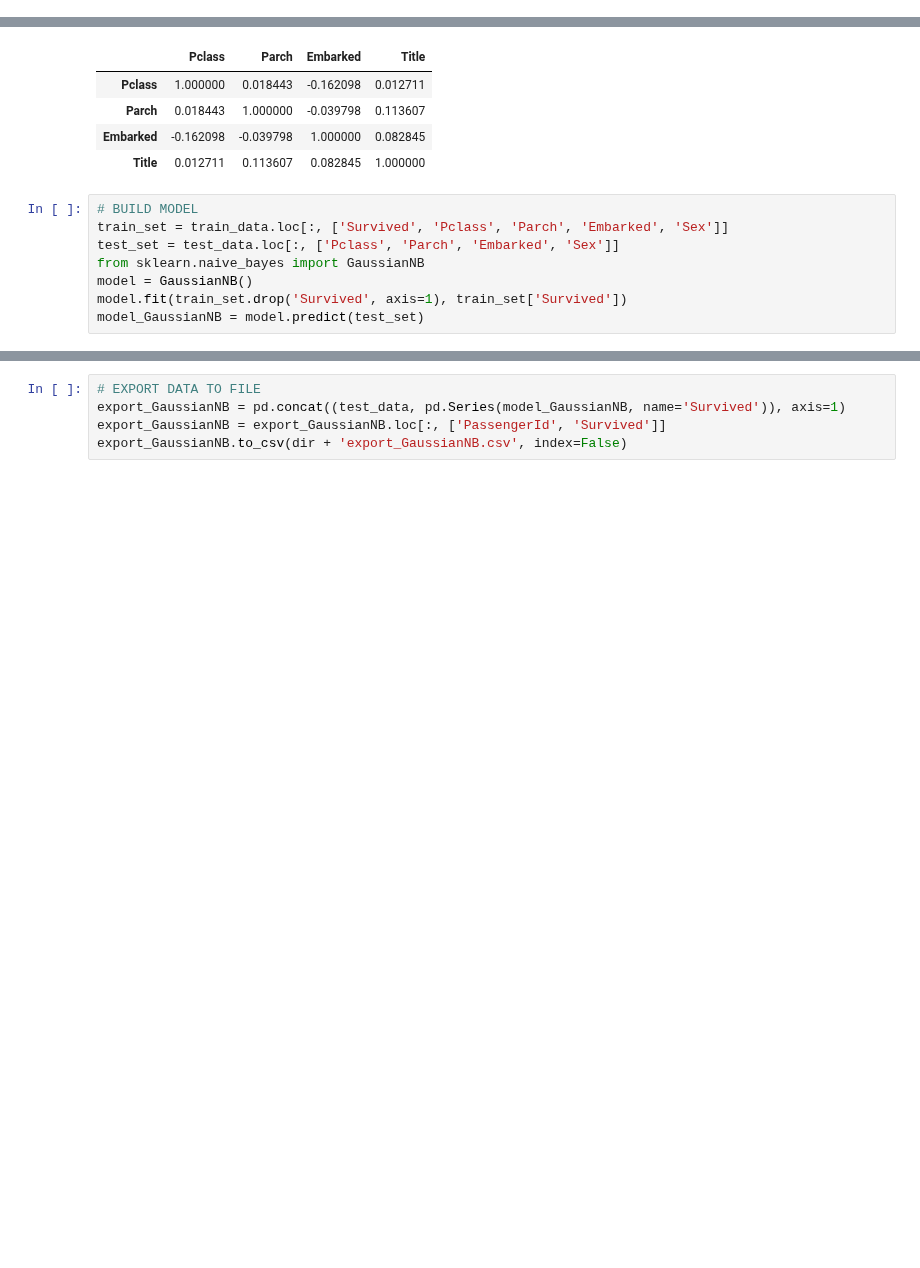
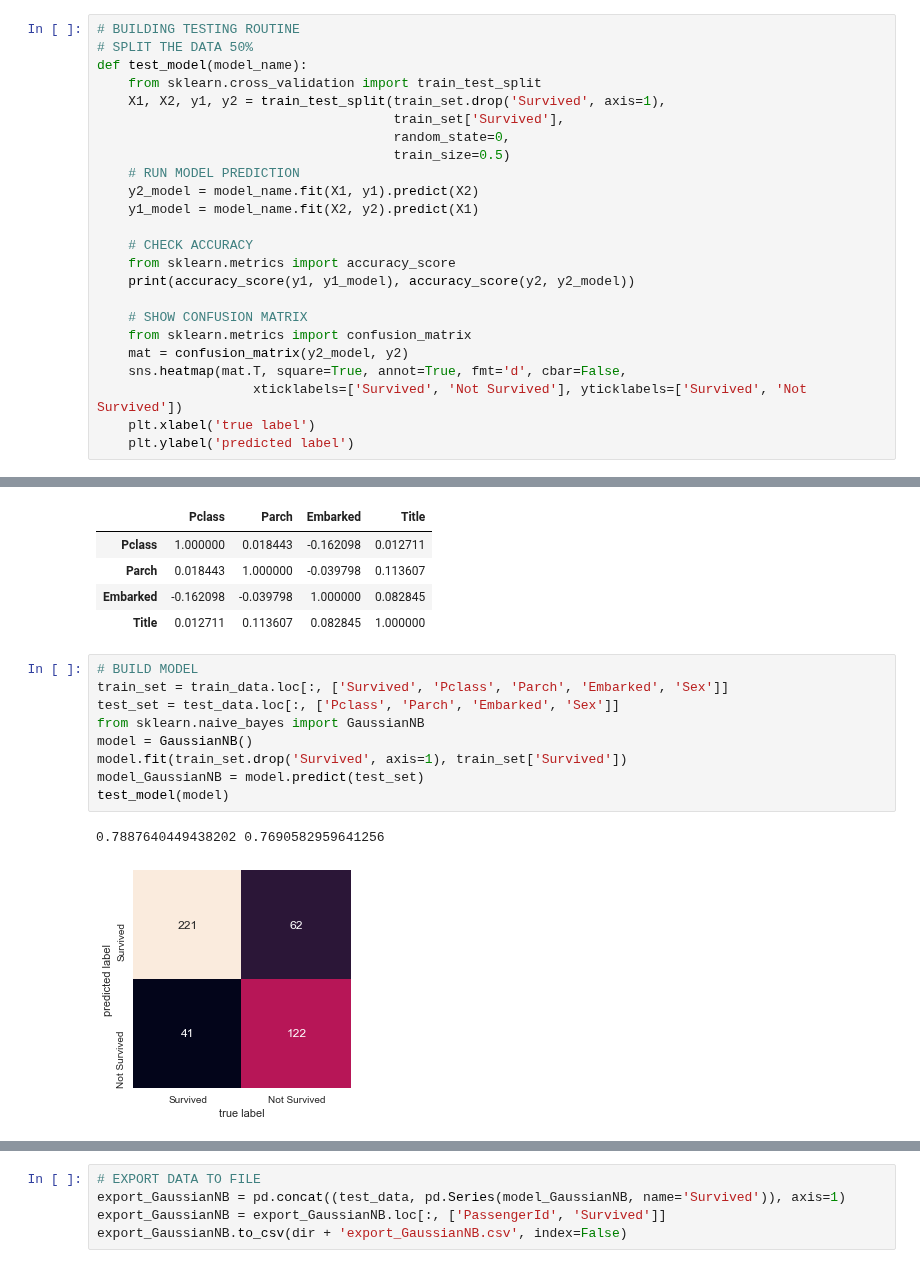
Before and after one commit to MateuszKonopelski/Kaggle, a Jupyter notebook: Project1_Titanic/Titanic_code.ipynb, the cells around one changed output, grey strips where cells are left out. Drawn from its saved outputs; the diff is of its cells as text; blank space fills up the shorter version.

Commit message:
Gaussian Naive Bayes prediction: adding comments + model vlaidation for each experiment

```diff
--- a/Project1_Titanic/Titanic_code.ipynb
+++ b/Project1_Titanic/Titanic_code.ipynb
@@ -503,6 +503,30 @@ Becuase Sex, Embarkment, Pclass and Parch are categorical features, I tried to c
 
 Best Result of this approach:
 **0.76555** - for 'Pclass' and 'Sex' as categorical features and Parch as int
+# %%
+# BUILDING TESTING ROUTINE
+# SPLIT THE DATA 50%
+def test_model(model_name):
+    from sklearn.cross_validation import train_test_split
+    X1, X2, y1, y2 = train_test_split(train_set.drop('Survived', axis=1),
+                                      train_set['Survived'],
+                                      random_state=0,
+                                      train_size=0.5)
+    # RUN MODEL PREDICTION
+    y2_model = model_name.fit(X1, y1).predict(X2)
+    y1_model = model_name.fit(X2, y2).predict(X1)
+
+    # CHECK ACCURACY
+    from sklearn.metrics import accuracy_score
+    print(accuracy_score(y1, y1_model), accuracy_score(y2, y2_model))
+
+    # SHOW CONFUSION MATRIX
+    from sklearn.metrics import confusion_matrix
+    mat = confusion_matrix(y2_model, y2)
+    sns.heatmap(mat.T, square=True, annot=True, fmt='d', cbar=False,
+                    xticklabels=['Survived', 'Not Survived'], yticklabels=['Survived', 'Not Survived'])
+    plt.xlabel('true label')
+    plt.ylabel('predicted label')
 # %%
 train_data.corr()
 train_data.loc[:, ['Pclass', 'Parch', 'Embarked', 'Title']].corr()
@@ -515,11 +539,15 @@ train_data.loc[:, ['Pclass', 'Parch', 'Embarked', 'Title']].corr()
 # %%
 # BUILD MODEL
 train_set = train_data.loc[:, ['Survived', 'Pclass', 'Parch', 'Embarked', 'Sex']]
 test_set = test_data.loc[:, ['Pclass', 'Parch', 'Embarked', 'Sex']]
 from sklearn.naive_bayes import GaussianNB
 model = GaussianNB()
 model.fit(train_set.drop('Survived', axis=1), train_set['Survived'])
 model_GaussianNB = model.predict(test_set)
+test_model(model)
+# %% [output]
+0.7887640449438202 0.7690582959641256
+[figure, added]
 # %%
 # BUILD MODEL2
 train_set = train_data.loc[:, ['Survived', 'Pclass', 'Parch', 'Embarked', 'Title']]
```
Also changed, not shown: parts of 5 cells of this notebook.
